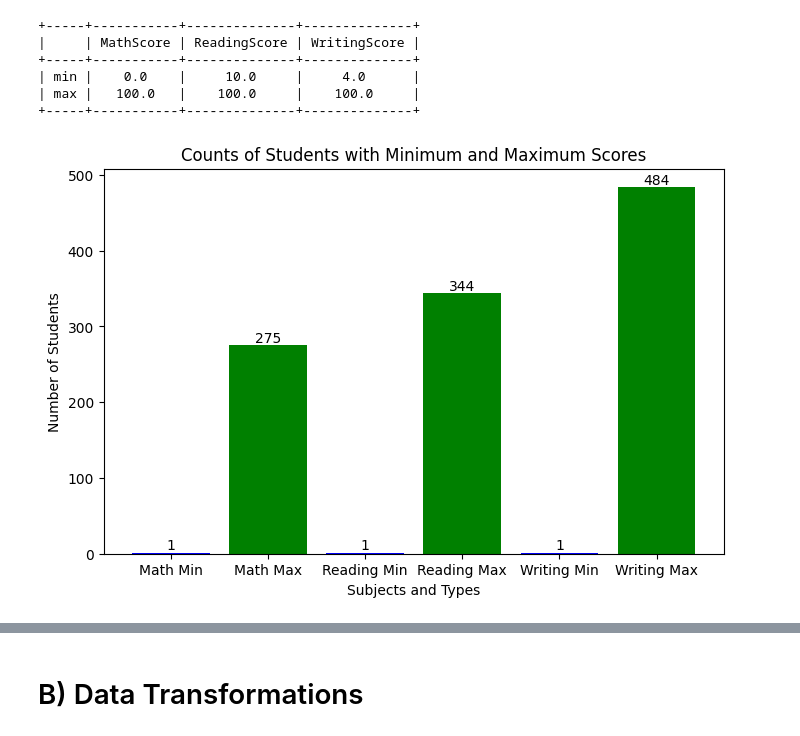
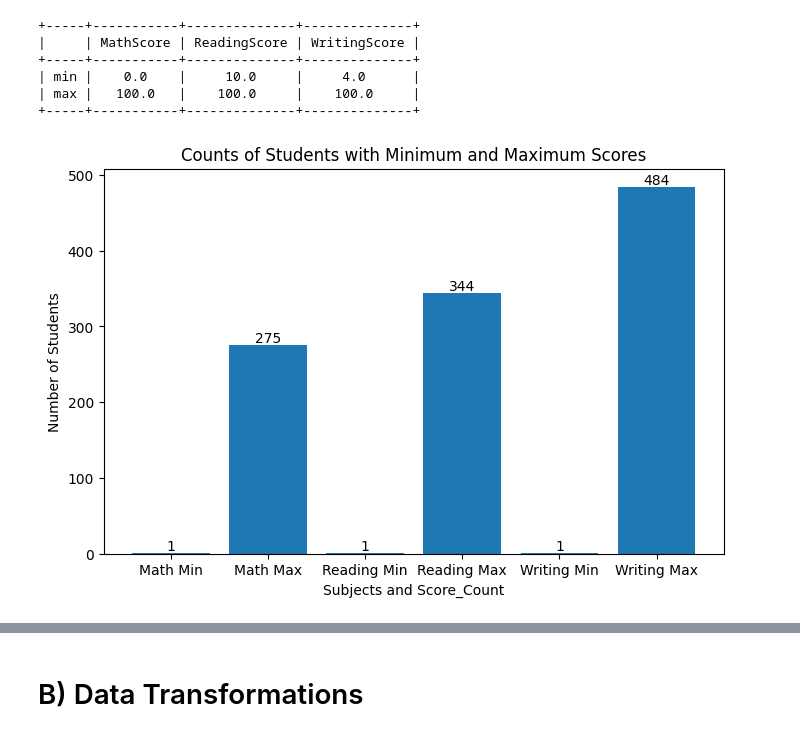
Before and after one commit to HafshaWahab/Students-Test-Scores-Analysis, a Jupyter notebook: students-test-scores-analysis.ipynb, the cells around one changed output, grey strips where cells are left out. Drawn from its saved outputs; the diff is of its cells as text; code cells hidden in the pictures.

Commit message:
Kaggle Notebook | Students Test Scores Analysis | Version 23

```diff
--- a/students-test-scores-analysis.ipynb
+++ b/students-test-scores-analysis.ipynb
@@ -115,36 +115,36 @@ max_reading = df['ReadingScore'].max()
 min_writing = df['WritingScore'].min()
 max_writing = df['WritingScore'].max()
 
 # Count the occurrences of these minimum and maximum values
 min_math_count = df[df['MathScore'] == min_math].shape[0]
 max_math_count = df[df['MathScore'] == max_math].shape[0]
 min_reading_count = df[df['ReadingScore'] == min_reading].shape[0]
 max_reading_count = df[df['ReadingScore'] == max_reading].shape[0]
 min_writing_count = df[df['WritingScore'] == min_writing].shape[0]
 max_writing_count = df[df['WritingScore'] == max_writing].shape[0]
 
 # Create a DataFrame to display these counts
 count_stats = pd.DataFrame({
     'Subject': ['Math Min', 'Math Max', 'Reading Min', 'Reading Max', 'Writing Min', 'Writing Max'],
     'Count': [min_math_count, max_math_count, min_reading_count, max_reading_count, min_writing_count, max_writing_count]
 })
 
 # Plotting the data
 plt.figure(figsize=(8, 5))
-plt.bar(count_stats['Subject'], count_stats['Count'], color=['blue', 'green', 'blue', 'green', 'blue', 'green'])
+plt.bar(count_stats['Subject'], count_stats['Count'])     # we can add color here as well color=['green', 'blue']
 
 # Adding values on top of bars
 for i, count in enumerate(count_stats['Count']):
     plt.text(i, count + 0.1, str(count), ha='center', va='bottom')
 
 
 
 plt.title('Counts of Students with Minimum and Maximum Scores')
-plt.xlabel('Subjects and Types')
+plt.xlabel('Subjects and Score_Count')
 plt.ylabel('Number of Students')
 plt.show()
 # %% [output]
-[figure, old version]
+[figure, new version]
 # %%
 #count the null values
 df.isnull().sum()
```
Also changed, not shown: parts of 19 cells of this notebook.
